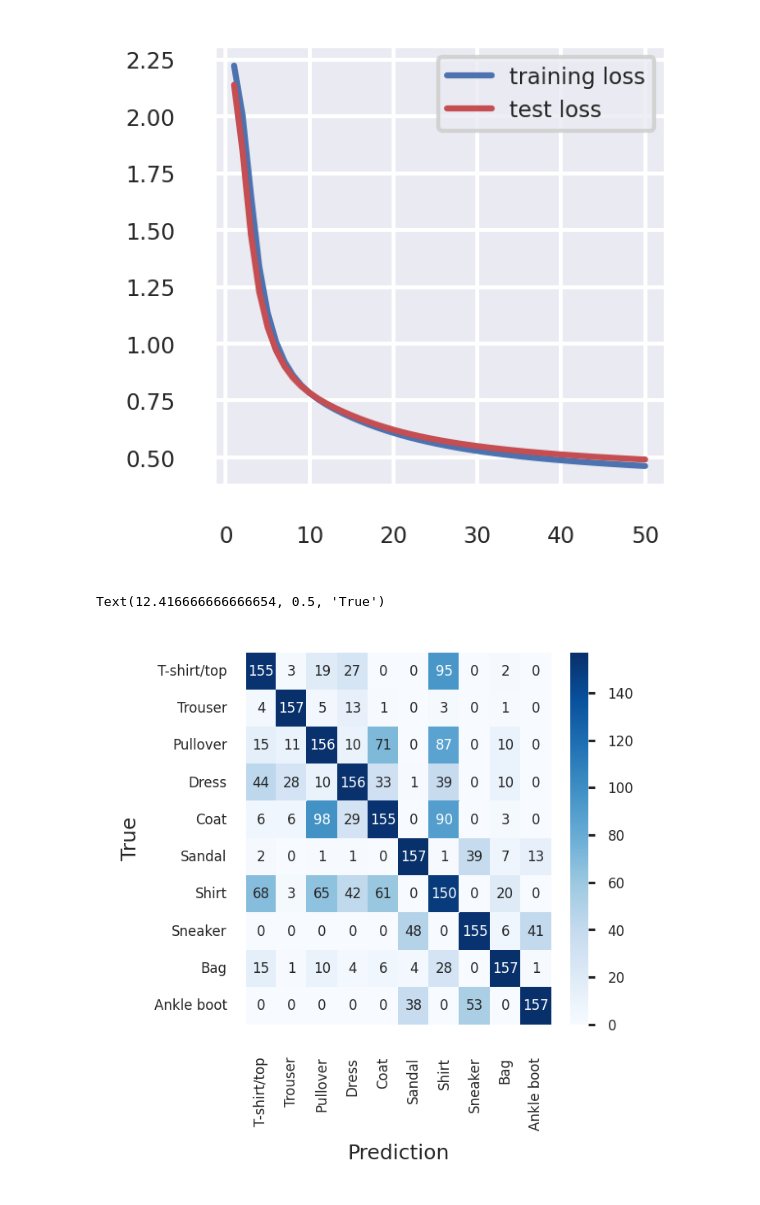
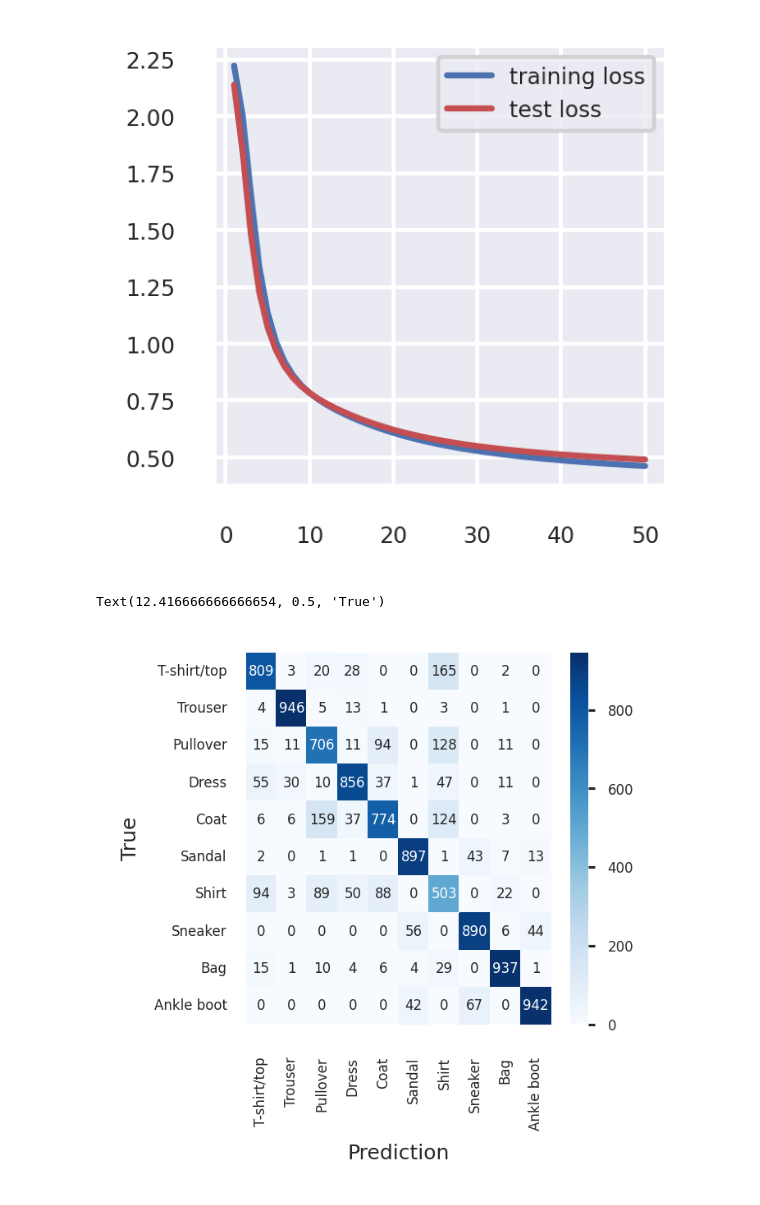
Before and after one commit to HuangJin-De/Machine-Learning-in-Atmospheric-Thermodynamics, a Jupyter notebook: hw01/hw01.ipynb, the cells around one changed output. Saved outputs shown, nothing was run; the diff lists cells and outputs as text; code cells hidden in the pictures.

```diff
--- a/hw01/hw01.ipynb
+++ b/hw01/hw01.ipynb
@@ -183,32 +199,33 @@ classes = [
     "Dress",
     "Coat",
     "Sandal",
     "Shirt",
     "Sneaker",
     "Bag",
     "Ankle boot",
 ]
 
 model2.eval()
 
 cm=np.zeros((len(classes),len(classes)))
 
+test_loader=DataLoader(test_data,batch_size=1)
 for x,y in test_loader:
   pred = model2(x)
-  cm[pred.argmax(1),y]=cm[pred.argmax(1),y]+1
+  cm[pred.argmax(1),y]+=1
   #print(f'預測值："{pred[0].argmax(0)}" / 實際值："{y[0]}"')
 
 plt.rcParams.update({'ytick.major.size':2,'ytick.major.width':0.75})
 fig,ax=plt.subplots(figsize=(2,2),dpi=300)
 ax=sn.heatmap(cm,xticklabels=classes,yticklabels=classes,annot=True,cmap='Blues',fmt='g',annot_kws={"fontsize":4})
 
 plt.yticks(rotation=0)
 plt.xticks(rotation=90)
 sn.set(font_scale=0.5)
 ax.tick_params(labelsize=4)
 ax.figure.axes[-1].tick_params(labelsize=4)
 plt.xlabel('Prediction')
 plt.ylabel('True')
 # %% [output]
 Text(12.416666666666654, 0.5, 'True')
-[figure, old version]
+[figure, new version]
```
Also changed, not shown: parts of 4 cells of this notebook.
